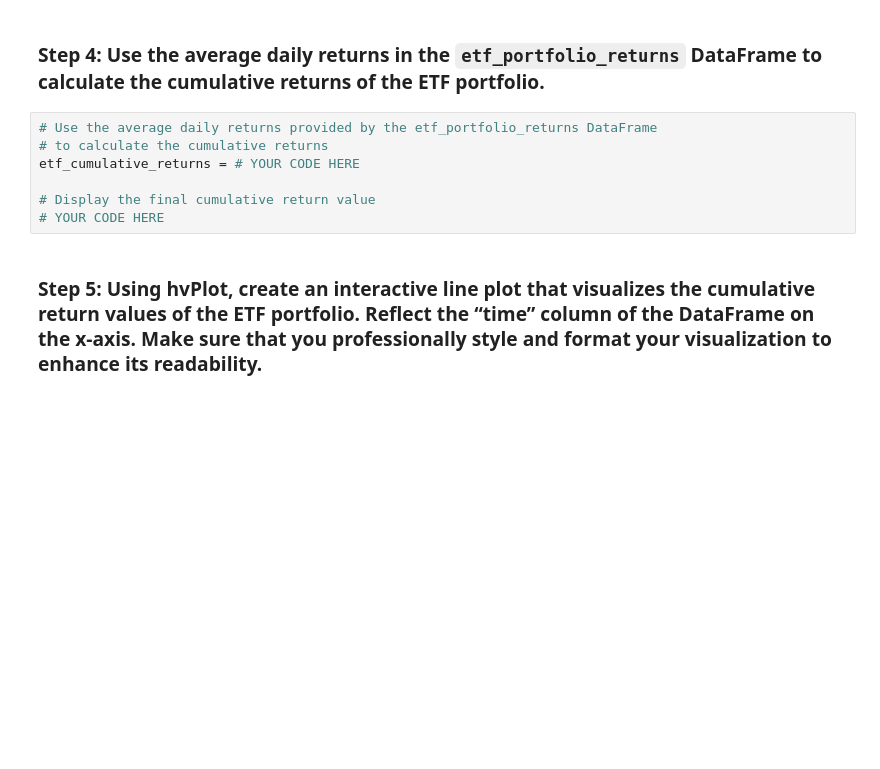
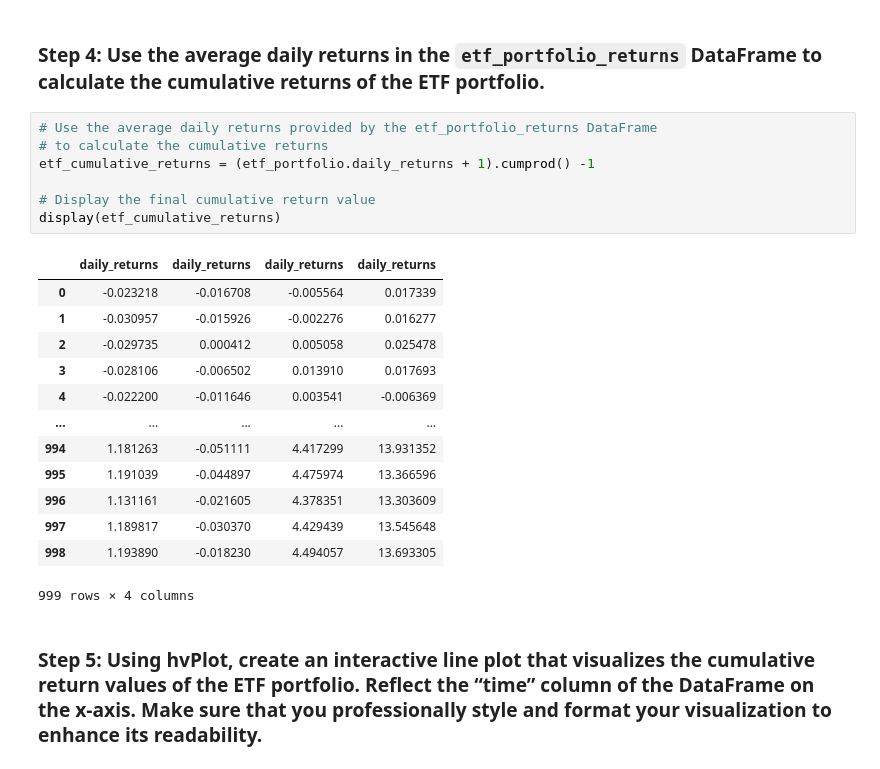
Before and after one commit to trentransom/Challenge_07, a Jupyter notebook: etf_analyzer.ipynb, the cells around one changed output. Drawn from its saved outputs; the diff is of its cells as text; blank space fills up the shorter version.

```diff
--- a/etf_analyzer.ipynb
+++ b/etf_analyzer.ipynb
@@ -367,10 +395,24 @@ annualized_etf_portfolio_returns = # YOUR CODE HERE
 # %%
 # Use the average daily returns provided by the etf_portfolio_returns DataFrame
 # to calculate the cumulative returns
-etf_cumulative_returns = # YOUR CODE HERE
+etf_cumulative_returns = (etf_portfolio.daily_returns + 1).cumprod() -1
 
 # Display the final cumulative return value
-# YOUR CODE HERE
+display(etf_cumulative_returns)
+# %% [output]
+|  | daily_returns | daily_returns | daily_returns | daily_returns |
+| 0 | -0.023218 | -0.016708 | -0.005564 | 0.017339 |
+| 1 | -0.030957 | -0.015926 | -0.002276 | 0.016277 |
+| 2 | -0.029735 | 0.000412 | 0.005058 | 0.025478 |
+| 3 | -0.028106 | -0.006502 | 0.013910 | 0.017693 |
+| 4 | -0.022200 | -0.011646 | 0.003541 | -0.006369 |
+| ... | ... | ... | ... | ... |
+| 994 | 1.181263 | -0.051111 | 4.417299 | 13.931352 |
+| 995 | 1.191039 | -0.044897 | 4.475974 | 13.366596 |
+| 996 | 1.131161 | -0.021605 | 4.378351 | 13.303609 |
+| 997 | 1.189817 | -0.030370 | 4.429439 | 13.545648 |
+| 998 | 1.193890 | -0.018230 | 4.494057 | 13.693305 |
+999 rows × 4 columns
 # %% [markdown]
 ### Step 5: Using hvPlot, create an interactive line plot that visualizes the cumulative return values of the ETF portfolio. Reflect the “time” column of the DataFrame on the x-axis. Make sure that you professionally style and format your visualization to enhance its readability.
 # %%
```
Also changed, not shown: parts of 4 cells of this notebook.
